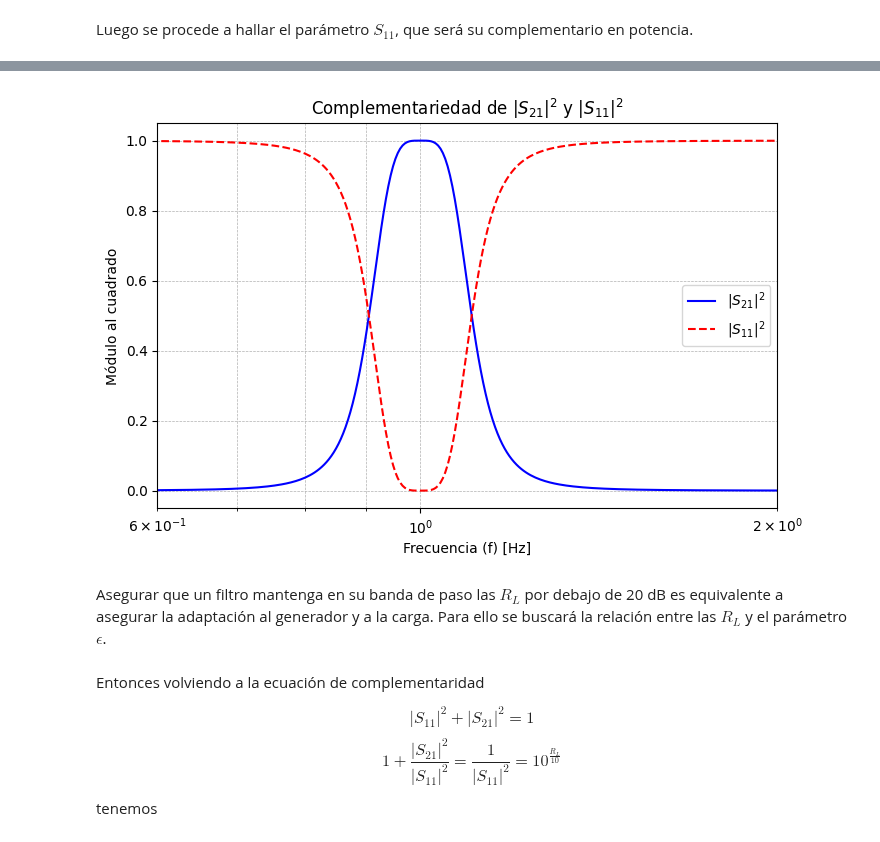
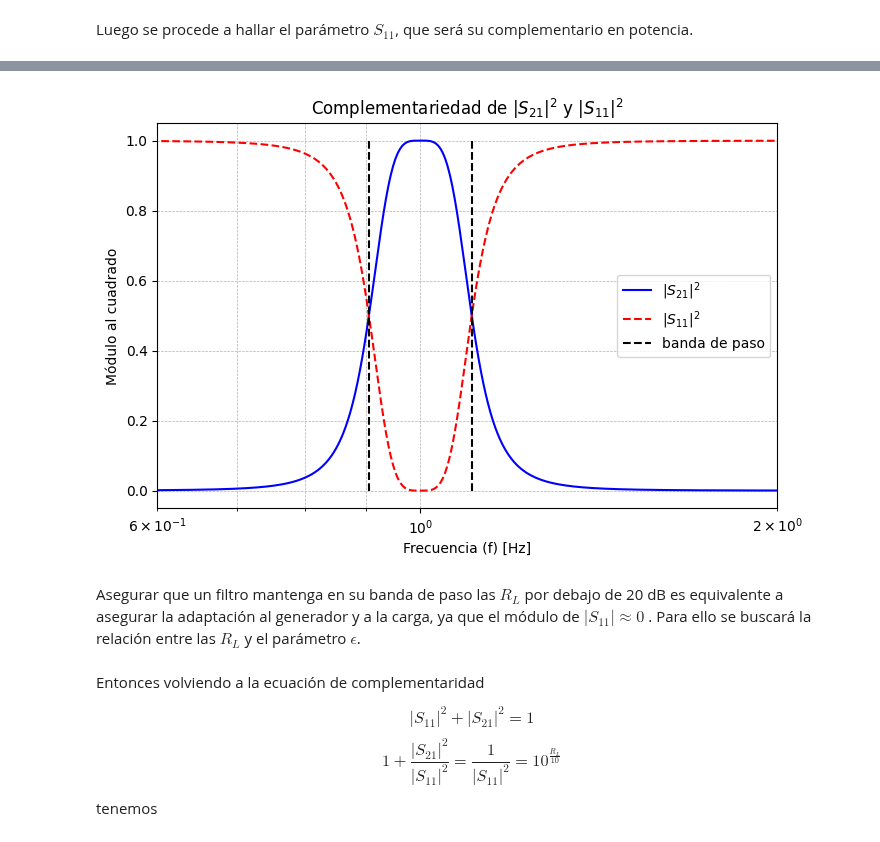
Before and after one commit to marianux/pytc2, a Jupyter notebook: docs/notebooks/ejnb_funciones_transf_doblemente_cargadas.ipynb, the cells around one changed output, grey strips where cells are left out. Drawn from its saved outputs; the diff is of its cells as text; code cells hidden in the pictures.

```diff
--- a/docs/notebooks/ejnb_funciones_transf_doblemente_cargadas.ipynb
+++ b/docs/notebooks/ejnb_funciones_transf_doblemente_cargadas.ipynb
@@ -176,8 +176,12 @@ Comenzamos buscando la expresión de $Z_1$ a partir de  $S_{11}$, no sin antes d
 Q_bp = sp.Rational(5)
 Q_lp = sp.sqrt(2)/2
 
+# frecuencias de corte del pasabanda
+w1, w2 = np.sort(np.abs(np.roots([1, -1/Q_bp.evalf(), -1])))
+
 # nucleo de transformación pasabanda
 Kbp = Q_bp * (s**2 + 1) / s
+
 
 T2proto = 1/(s**2 + s * 1/Q_lp + 1)
 
@@ -270,12 +279,16 @@ También se aprecia la complementaridad de ambos parámetros $S_{21}$ y $S_{11}$
 # %%
 plt_Sparams(S21sq, S11sq, bDb = False)
 
+plt.plot( [w1, w1], [0, 1], 'k--', label = 'banda de paso' )
+plt.plot( [w2, w2], [0, 1], 'k--' )
 plt.xlim([.6, 2])
+plt.legend()
+
 plt.show()
 # %% [output]
-[figure, old version]
+[figure, new version]
 # %% [markdown]
-Asegurar que un filtro mantenga en su banda de paso las $R_L$ por debajo de 20 dB es equivalente a asegurar la adaptación al generador y a la carga. Para ello se buscará la relación entre las $R_L$ y el parámetro $\epsilon$.
+Asegurar que un filtro mantenga en su banda de paso las $R_L$ por debajo de 20 dB es equivalente a asegurar la adaptación al generador y a la carga, ya que el módulo de $|S_{11}| \approx 0$ . Para ello se buscará la relación entre las $R_L$ y el parámetro $\epsilon$.
 # %% [markdown]
 Entonces volviendo a la ecuación de complementaridad
 
```
Also changed, not shown: parts of 9 cells of this notebook, 7 other files.
